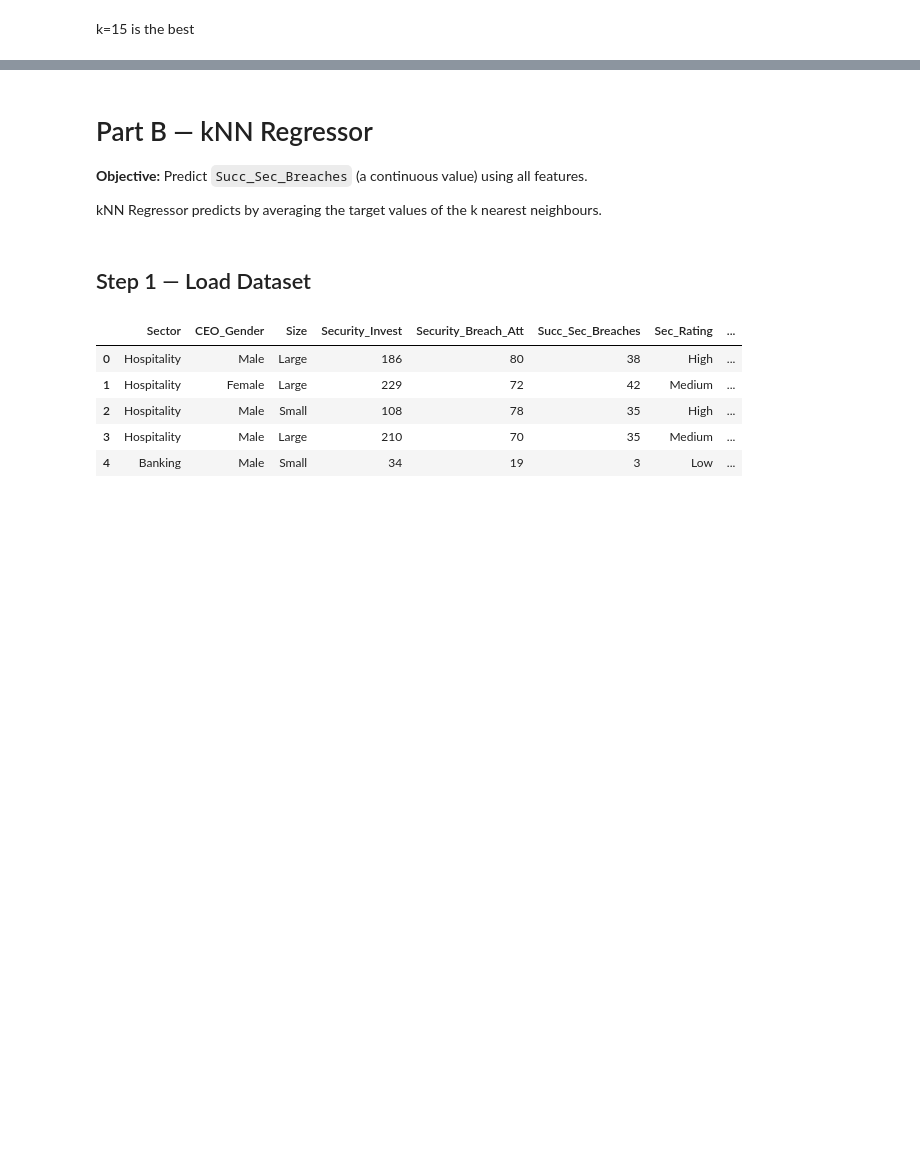
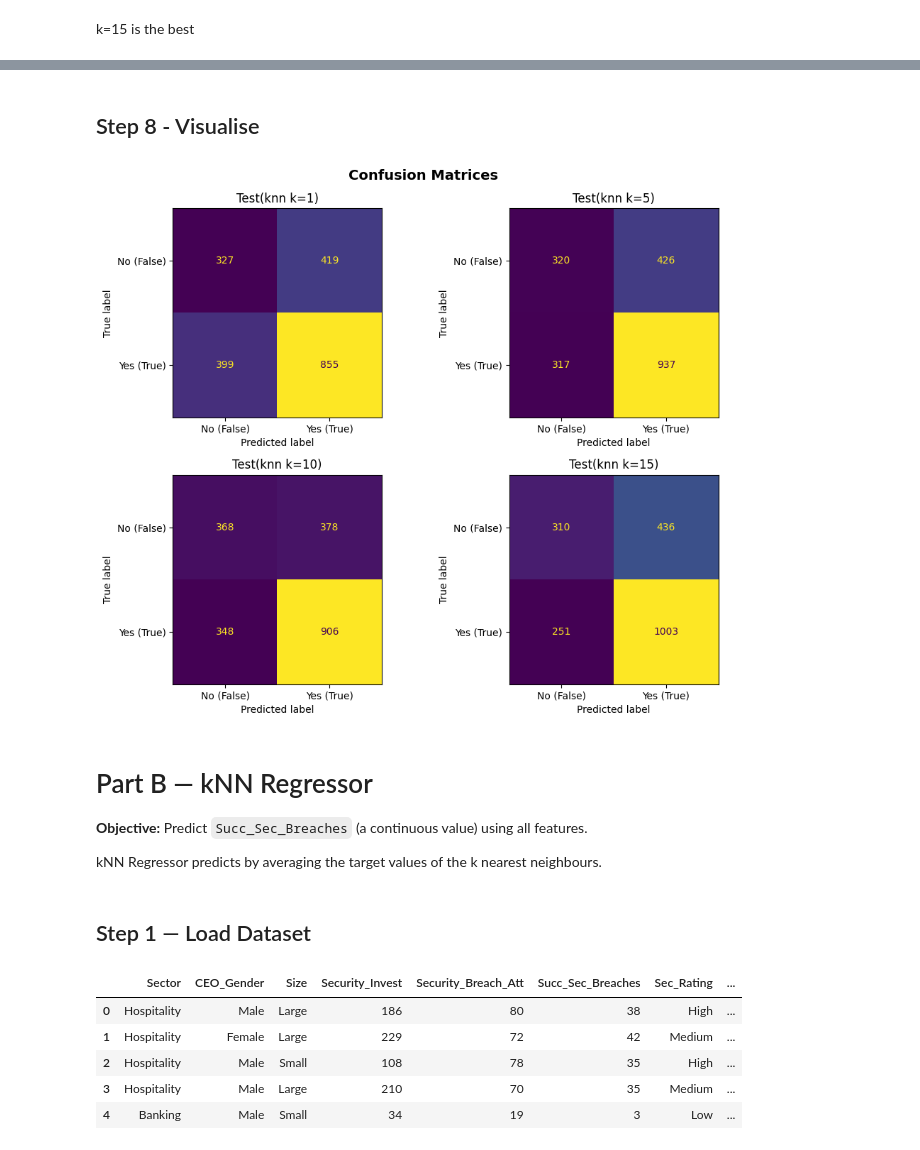
Before and after one commit to eddiejaques/ml-code-samples, a Jupyter notebook: Security Breaches Dataset/data_knn.ipynb, the cells around one changed output, grey strips where cells are left out. Drawn from its saved outputs; the diff is of its cells as text; code cells hidden in the pictures; blank space fills up the shorter version.

```diff
--- a/Security Breaches Dataset/data_knn.ipynb
+++ b/Security Breaches Dataset/data_knn.ipynb
@@ -52,7 +52,7 @@ kNN predicts based on the **k closest training examples** in feature space.
 
 import pandas as pd
 
-file_path = "https://raw.githubusercontent.com/eddiejaques/ml-code-samples/refs/heads/main/Security%20Breaches%20Dataset/security_data_10000.csv"
+file_path = "https://raw.githubusercontent.com/eddiejaques/ml-code-samples/refs/heads/main/Security%20Breaches%20Dataset/security_data.csv"
 
 security_df = pd.read_csv(file_path)
 
@@ -304,3 +352,32 @@ Accuracy increases slightly as k increases. However, recall for Female (False) d
+# %% [markdown]
+## Step 8 - Visualise
+# %%
+import matplotlib.pyplot as plt
+from sklearn.metrics import ConfusionMatrixDisplay
+
+fig, axes = plt.subplots(2, 2, figsize=(10, 8))
+fig.suptitle("Confusion Matrices", fontsize=14, fontweight="bold")
+
+datasets = [
+    (security_df_test_label,  security_df_test_pred_1,  "Test(knn k=1)"),
+    (security_df_test_label,  security_df_test_pred_5,  "Test(knn k=5)"),
+    (security_df_test_label,  security_df_test_pred_10,  "Test(knn k=10)"),
+    (security_df_test_label,  security_df_test_pred_15,  "Test(knn k=15)")
+]
+
+for ax, (y_true, y_pred, title) in zip(axes.flat, datasets):
+    ConfusionMatrixDisplay.from_predictions(
+        y_true, y_pred,
+        display_labels=["No (False)", "Yes (True)"],
+        colorbar=False,
+        ax=ax,
+    )
+    ax.set_title(title)
+
+plt.tight_layout()
+plt.show()
+# %% [output]
+[figure, added]
 # %% [markdown]
 # Part B — kNN Regressor
 **Objective:** Predict `Succ_Sec_Breaches` (a continuous value) using all features.
```
Also changed, not shown: parts of 11 cells of this notebook.
